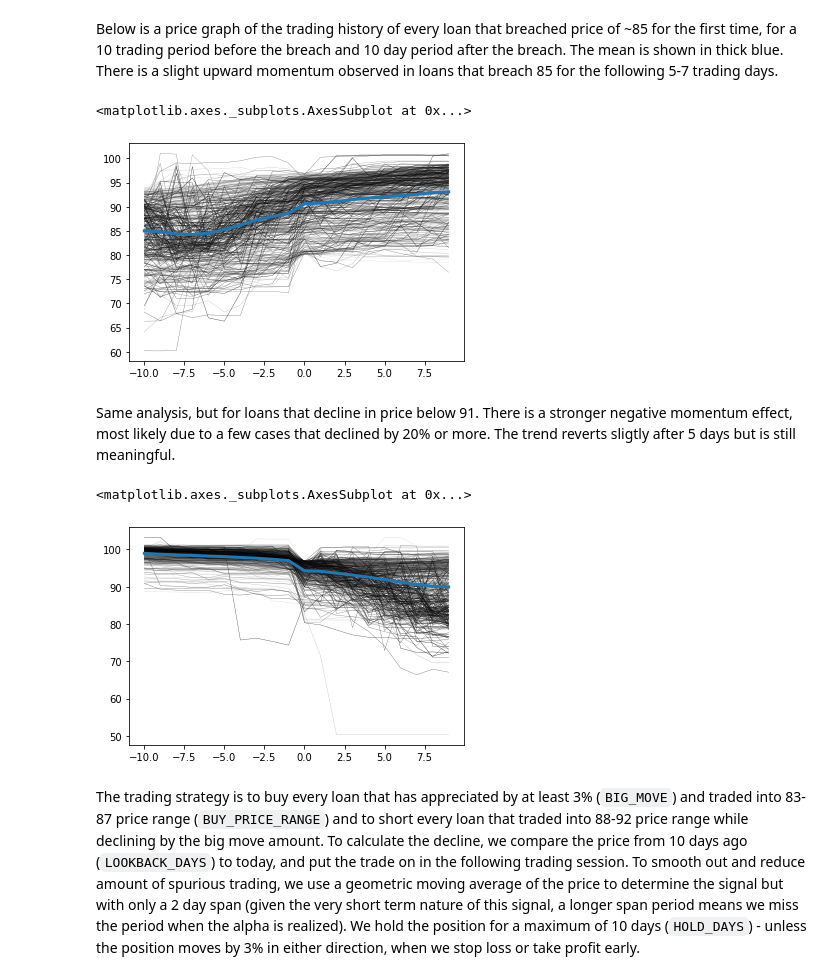
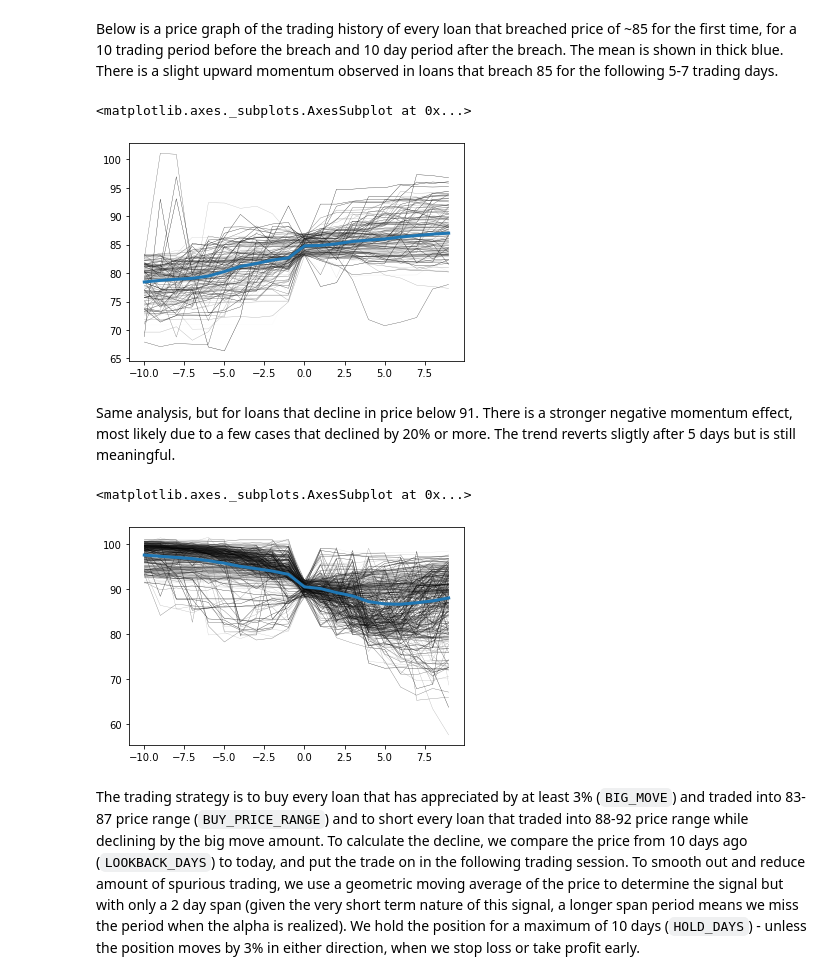
Before and after one commit to ivoytov/manhattan, a Jupyter notebook: loans.ipynb, the cells around one changed output. Drawn from its saved outputs; the diff is of its cells as text; code cells hidden in the pictures.

```diff
--- a/loans.ipynb
+++ b/loans.ipynb
@@ -51,22 +51,22 @@ Below is a price graph of the trading history of every loan that breached price
 # %%
 numDays = 10
 out = pd.DataFrame()
 for ticker in prices:
   close = prices[ticker]
   try:
-    t0 = close[(close.diff(periods=numDays) > 3) & (close > 80) & (close < 97)].index[0]
+    t0 = close[(close.diff(periods=numDays) > 3) & (close > 83) & (close < 87)].index[0]
   except:
     # loan never met criteria, skip
     continue
   yx = close.iloc[close.index.get_loc(t0) - numDays:close.index.get_loc(t0) + numDays]
   yx.index = range(-numDays,len(yx.index)-numDays)
   out = pd.concat([out, yx], axis=1)
 
 out.plot(kind="line", legend=False, colormap="binary", linewidth=.3)
 out.T.mean().plot(linewidth=3)
 # %% [output]
 <matplotlib.axes._subplots.AxesSubplot at 0x...>
-[figure, old version]
+[figure, new version]
 # %% [markdown]
 Same analysis, but for loans that decline in price below 91. There is a stronger negative momentum effect, most likely due to a few cases that declined by 20% or more. The trend reverts sligtly after 5 days but is still meaningful.
 # %%
@@ -75,7 +75,7 @@ out = pd.DataFrame()
 for ticker in prices:
   close = prices[ticker]
   try:
-    t0 = close[(close.diff(periods=numDays) < -3) & (close > 80) & (close < 97)].index[0]
+    t0 = close[(close.diff(periods=numDays) < -3) & (close > 88) & (close < 92)].index[0]
   except:
     # loan never met criteria, skip
     continue
@@ -87,7 +87,7 @@ out.plot(kind="line", legend=False, colormap="binary", linewidth=.3)
 out.T.mean().plot(linewidth=3)
 # %% [output]
 <matplotlib.axes._subplots.AxesSubplot at 0x...>
-[figure, old version]
+[figure, new version]
 # %% [markdown]
 The trading strategy is to buy every loan that has appreciated by at least 3% (`BIG_MOVE`) and traded into 83-87 price range (`BUY_PRICE_RANGE`) and to short every loan that traded into 88-92 price range while declining by the big move amount. To calculate the decline, we compare the price from 10 days ago (`LOOKBACK_DAYS`) to today, and put the trade on in the following trading session. To smooth out and reduce amount of spurious trading, we use a geometric moving average of the price to determine the signal but with only a 2 day span (given the very short term nature of this signal, a longer span period means we miss the period when the alpha is realized). We hold the position for a maximum of 10 days (`HOLD_DAYS`) - unless the position moves by 3% in either direction, when we stop loss or take profit early.
 # %%
```
Also changed, not shown: parts of 4 cells of this notebook.
